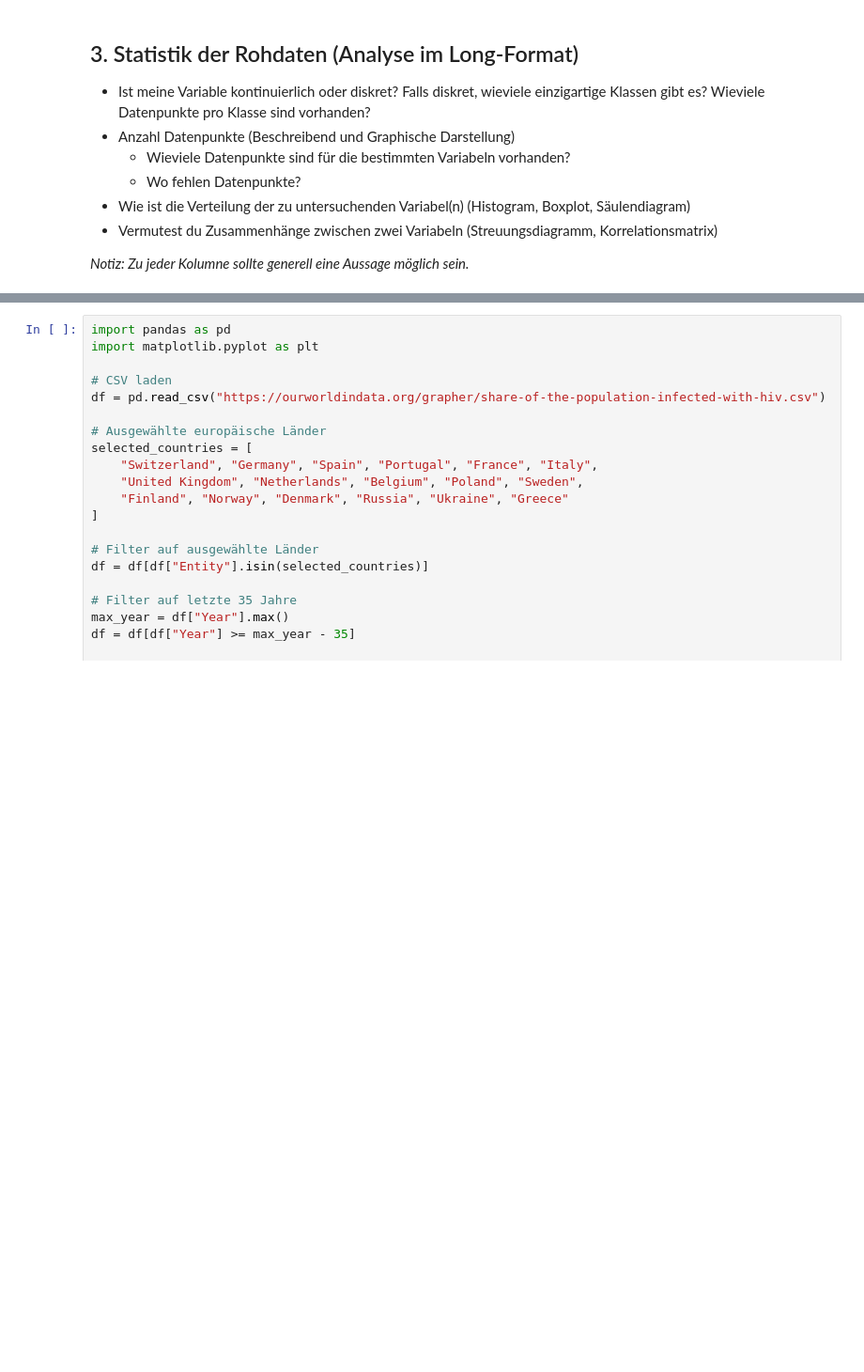
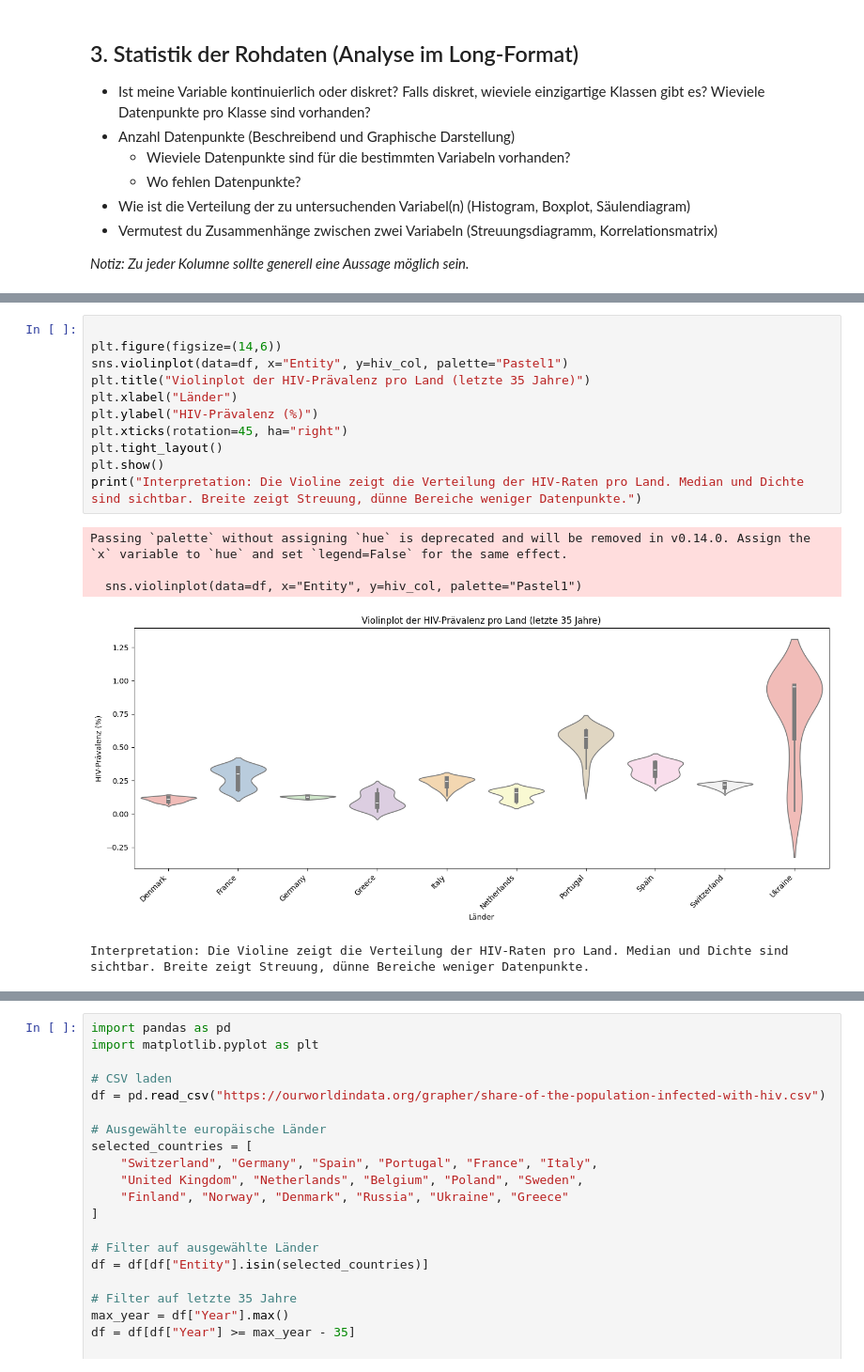
Before and after one commit to Elischwan/Leistungsnachweis-1, a Jupyter notebook: Grundgerüst_Leistungsnachweis.ipynb, the cells around one changed output, grey strips where cells are left out. Shown at 94% size. Drawn from its saved outputs; the diff is of its cells as text; blank space fills up the shorter version.

```diff
--- a/Grundgerüst_Leistungsnachweis.ipynb
+++ b/Grundgerüst_Leistungsnachweis.ipynb
@@ -380,0 +266,17 @@ Interpretation Pairplot:
+# %%
+
+plt.figure(figsize=(14,6))
+sns.violinplot(data=df, x="Entity", y=hiv_col, palette="Pastel1")
+plt.title("Violinplot der HIV-Prävalenz pro Land (letzte 35 Jahre)")
+plt.xlabel("Länder")
+plt.ylabel("HIV-Prävalenz (%)")
+plt.xticks(rotation=45, ha="right")
+plt.tight_layout()
+plt.show()
+print("Interpretation: Die Violine zeigt die Verteilung der HIV-Raten pro Land. Median und Dichte sind sichtbar. Breite zeigt Streuung, dünne Bereiche weniger Datenpunkte.")
+# %% [output]
+Passing `palette` without assigning `hue` is deprecated and will be removed in v0.14.0. Assign the `x` variable to `hue` and set `legend=False` for the same effect.
+
+  sns.violinplot(data=df, x="Entity", y=hiv_col, palette="Pastel1")
+[figure, added]
+Interpretation: Die Violine zeigt die Verteilung der HIV-Raten pro Land. Median und Dichte sind sichtbar. Breite zeigt Streuung, dünne Bereiche weniger Datenpunkte.
```
Also changed, not shown: parts of 4 cells of this notebook.
